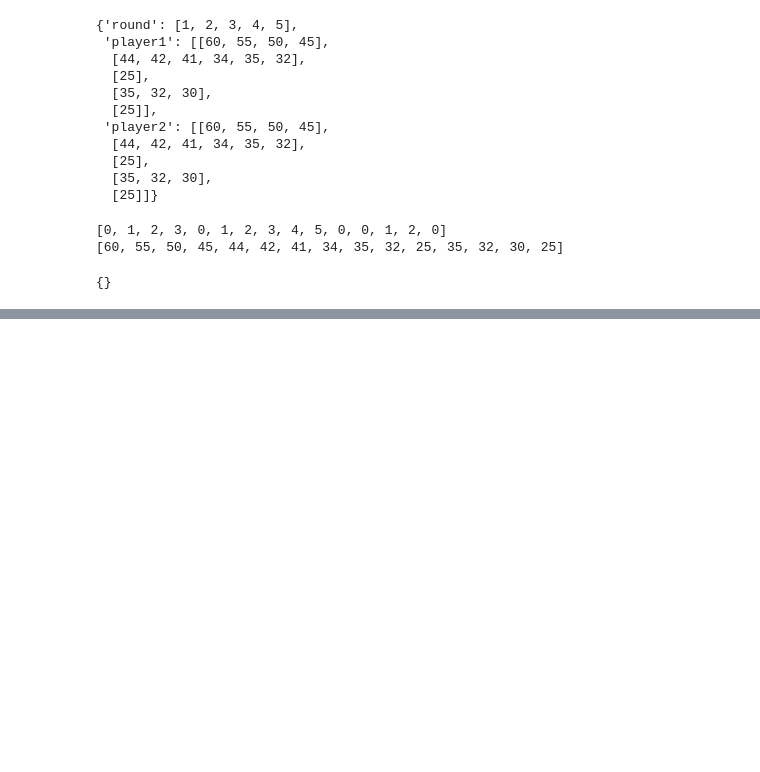
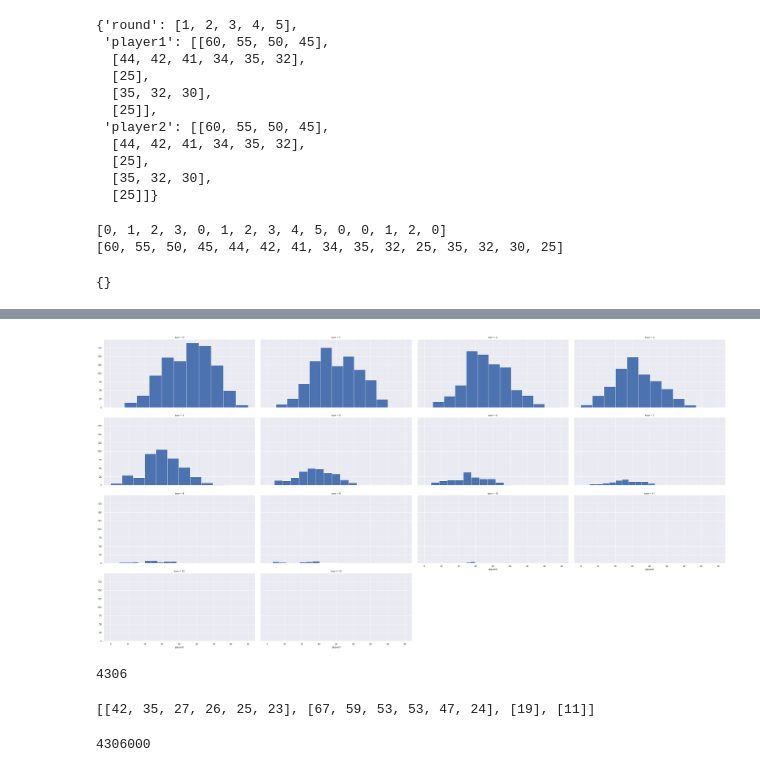
Before and after one commit to bmjoseph/NineCard, a Jupyter notebook: Analysis2.ipynb, the cells around one changed output, grey strips where cells are left out. Cells and saved outputs as stored; diff of their text form; code cells hidden in the pictures; blank space fills up the shorter version.

```diff
--- a/Analysis2.ipynb
+++ b/Analysis2.ipynb
@@ -408,0 +421,9 @@ Dan's current score is -10
+# %%
+# rounds = []
+turn = []
+score_p0 = []
+
+for round_n in turn_score_test['player0']:
+    for enum0, score0 in enumerate(round_n):
+        turn.append(enum0)
+        score_p0.append(score0)
@@ -408,0 +512,32 @@ Dan's current score is -10
+# %%
+# sns.set(rc={'figure.figsize':(10,25)})
+
+g = sns.FacetGrid(p0_turn, col="turn", aspect = 20/10,  col_wrap=4, height = 5)
+g = g.map(plt.hist, "player0", color="b")
+
+g.set_xticklabels(np.arange(0, 60, 5))
+g.savefig('turn_scores.png')
+# %% [output]
+[figure, added]
+# %%
+summ = 0
+for j in turn_score_test['player0']:
+
+    summ += len(j)
+
+summ
+# %% [output]
+4306
+# %%
+[a for a in turn_score_test['player0'][0:4]]
+# %% [output]
+[[42, 35, 27, 26, 25, 23], [67, 59, 53, 53, 47, 24], [19], [11]]
+# %%
+rounds[0:500]
+len(rounds)
+turn[0:500]
+len(turn)
+score_p0[0:5]
+len(score_p0)
+# %% [output]
+4306000
```
Also changed, not shown: parts of 11 cells of this notebook, 3 other files.
